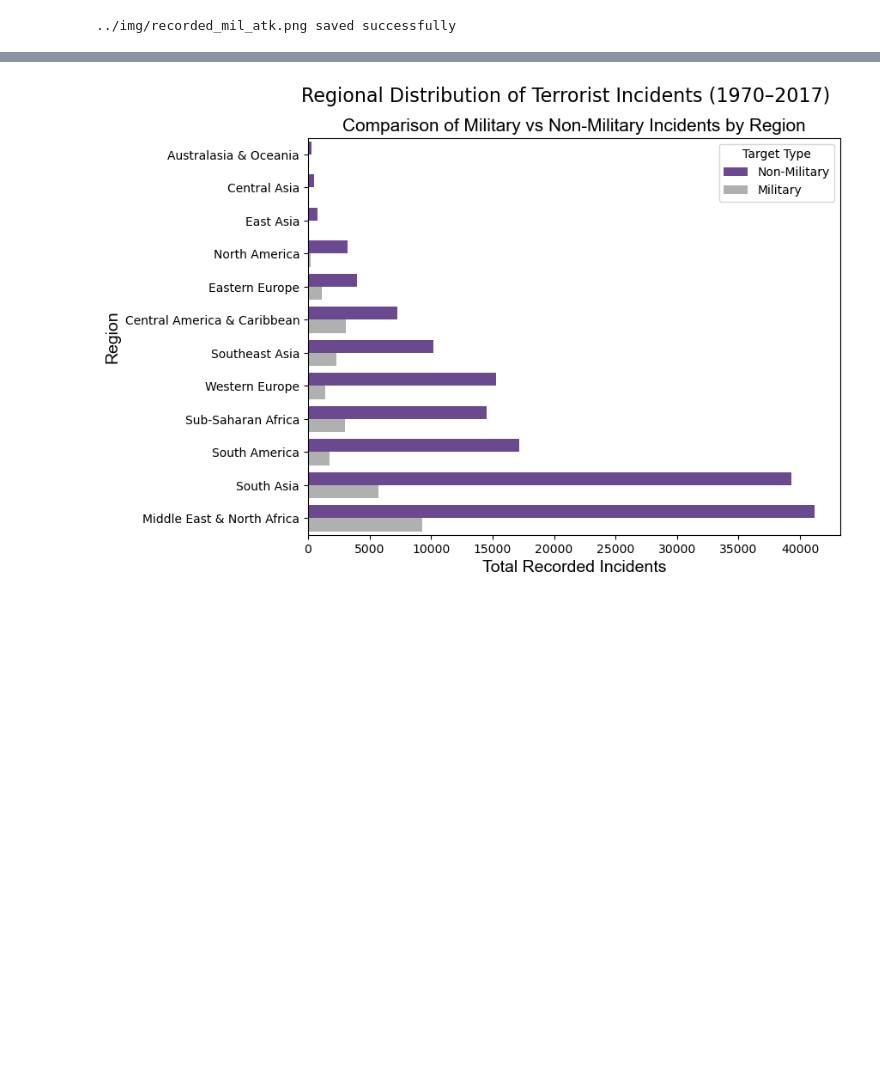
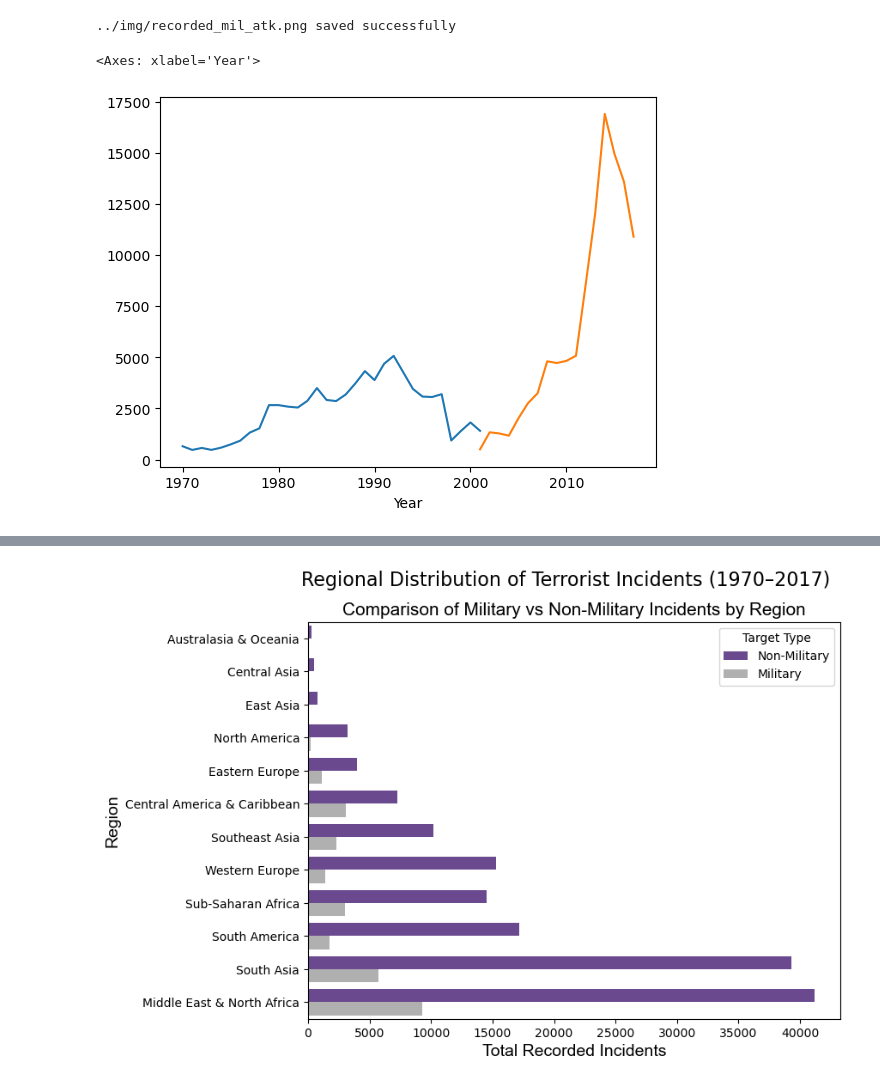
Before and after one commit to hhnguyen72/terrorism, a Jupyter notebook: notebooks/eda.ipynb, the cells around one changed output, grey strips where cells are left out. Drawn from its saved outputs; the diff is of its cells as text; code cells hidden in the pictures; blank space fills up the shorter version.

```diff
--- a/notebooks/eda.ipynb
+++ b/notebooks/eda.ipynb
@@ -205,3 +209,15 @@ Setting a gradient palette using color= is deprecated and will be removed in v0.
   ax = sns.countplot(data = df, x = 'ismilitary', hue='success', color='steelblue')
 [figure]
 ../img/recorded_mil_atk.png saved successfully
+# %%
+pre_9_11 = (df['Year'] < 2001) | ((df['Year'] == 2001) & (df['Month'] < 9))
+df_pre_9_11  = df[pre_9_11]
+df_post_9_11 = df[~pre_9_11]
+# %%
+pre_count = df_pre_9_11.groupby("Year").size()
+post_count = df_post_9_11.groupby('Year').size()
+pre_count.plot(kind='line')
+post_count.plot(kind='line')
+# %% [output]
+<Axes: xlabel='Year'>
+[figure, added]
```
Also changed, not shown: parts of 3 cells of this notebook, 3 other files.
